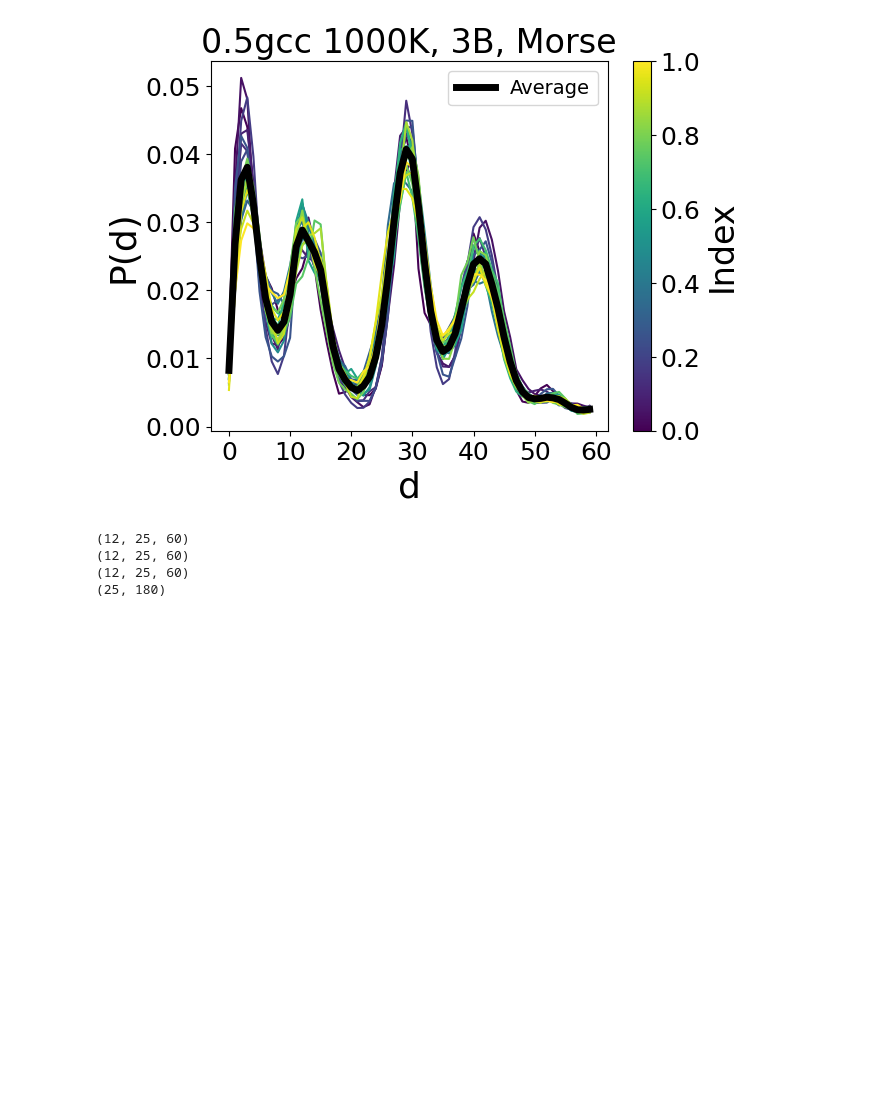
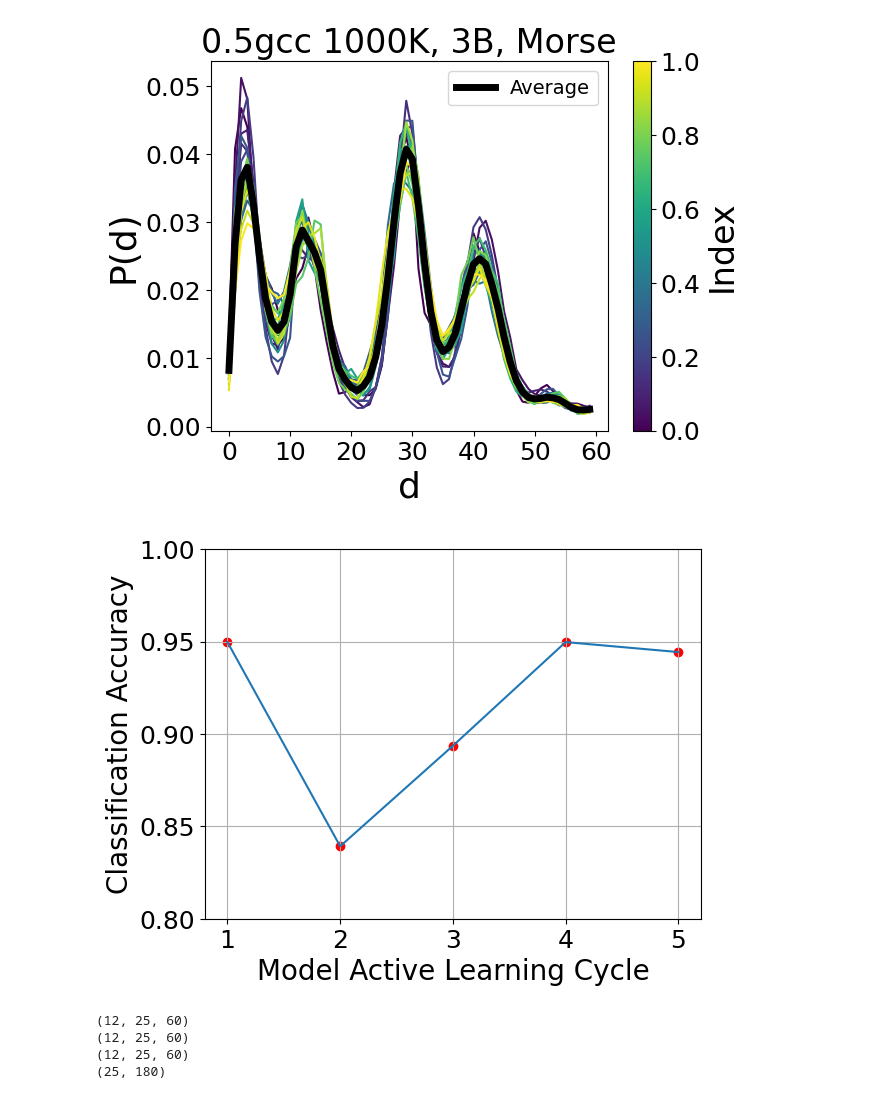
Before and after one commit to laubachb/chimes_CGD-myLLFork, a Jupyter notebook: dissimilarity_clustering/test_notebooks/APS_Figures.ipynb, the cells around one changed output. Cells and saved outputs as stored; diff of their text form; code cells hidden in the pictures; blank space fills up the shorter version.

Commit message:
updated classification figure

```diff
--- a/dissimilarity_clustering/test_notebooks/APS_Figures.ipynb
+++ b/dissimilarity_clustering/test_notebooks/APS_Figures.ipynb
@@ -63,6 +63,35 @@ plt.show()
 (25, 60)
 [figure]
 [figure]
+# %%
+import matplotlib.pyplot as plt
+
+data = [[1, 0.949697933227345],
+[2, 0.8392050874403816],
+[3, 0.8935771065182829],
+[4, 0.949697933227345],
+[5, 0.9442925278219395]]
+
+# Extract x and y values
+x_values = [point[0] for point in data]
+y_values = [point[1] for point in data]
+
+# Create scatter plot
+plt.plot(x_values, y_values)
+plt.scatter(x_values, y_values, c='r')
+
+# Add labels and title
+fs = 20
+plt.xlabel('Model Active Learning Cycle', fontsize = fs)
+plt.ylabel('Classification Accuracy', fontsize = fs)
+plt.xticks([1, 2, 3, 4, 5], fontsize=fs-2)  # Example for x-axis
+plt.yticks([0.8, 0.85, 0.9, 0.95, 1.0], fontsize=fs-2)  # Example for y-axis
+
+# Show plot
+plt.grid(True)
+plt.show()
+# %% [output]
+[figure, added]
 # %%
 with open("2b_all_pd", 'rb') as pickle_file:
     pd_2b = pickle.load(pickle_file)
```
Also changed, not shown: 1 other file.
